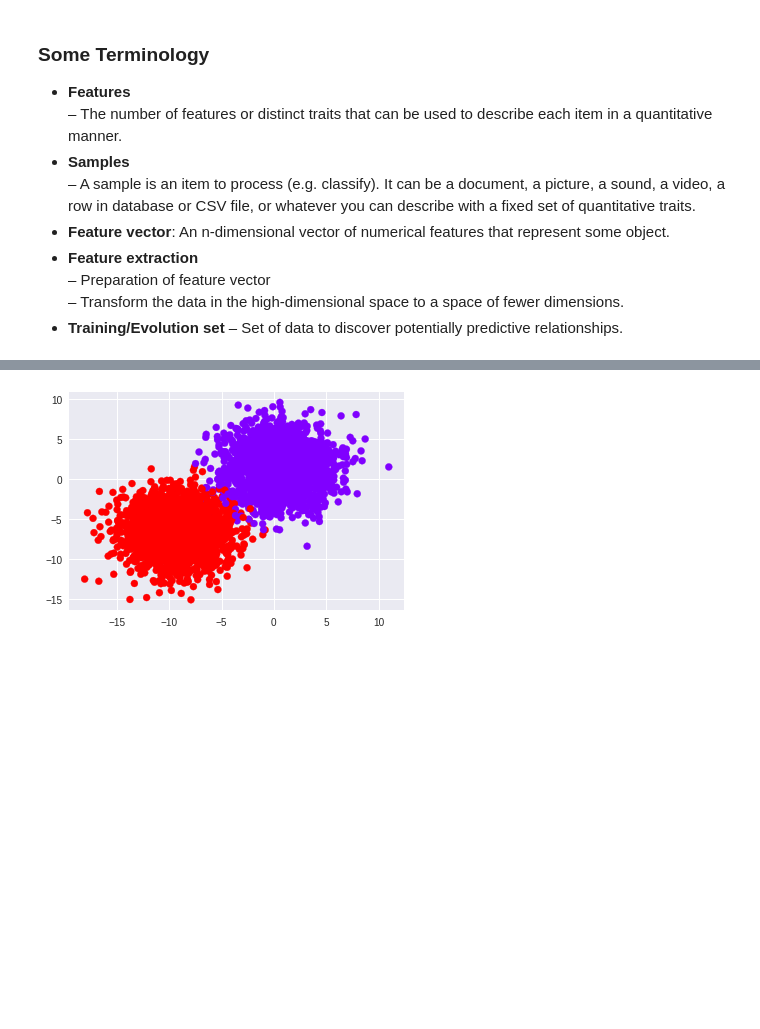
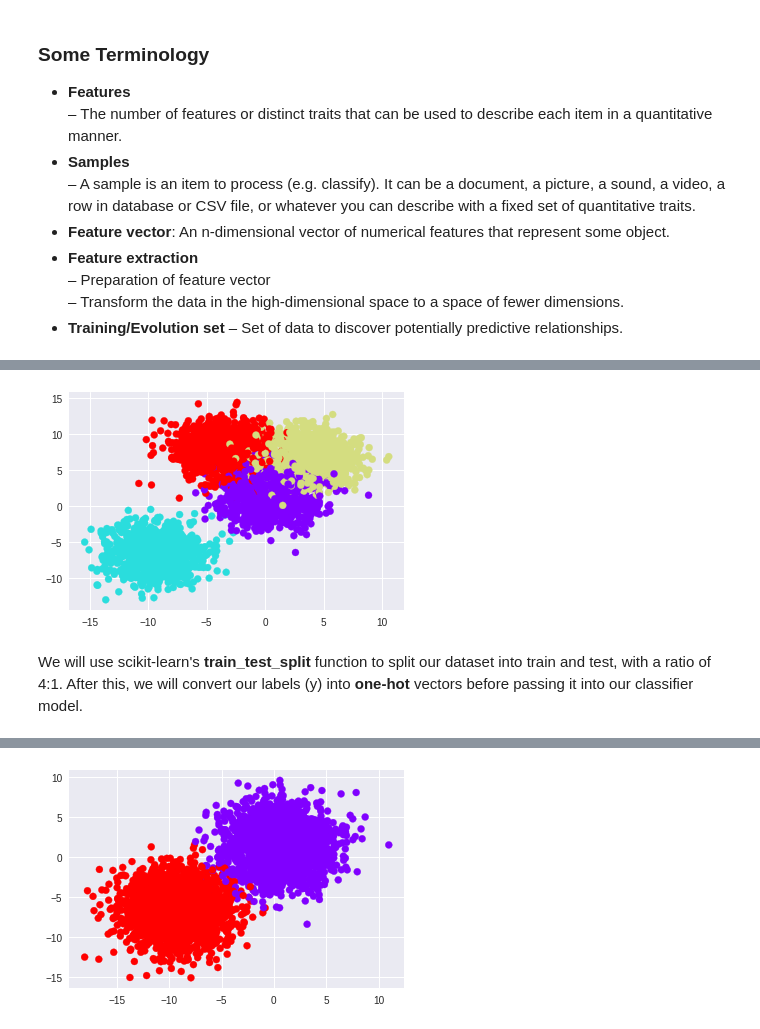
Before and after one commit to iitmcvg/Content, a Jupyter notebook: Sessions/Summer_School_2018/Session_DL_1/DLSession1.ipynb, the cells around one changed output, grey strips where cells are left out. Cells and saved outputs as stored; diff of their text form; code cells hidden in the pictures; blank space fills up the shorter version.

```diff
--- a/Sessions/Summer_School_2018/Session_DL_1/DLSession1.ipynb
+++ b/Sessions/Summer_School_2018/Session_DL_1/DLSession1.ipynb
@@ -297,0 +91,8 @@ import seaborn as sns
+# %%
+data = make_blobs(n_samples=4000, n_features=2, centers=4, cluster_std=2,random_state=101)
+plt.scatter(data[0][:,0],data[0][:,1],c=data[1],cmap='rainbow')
+plt.show()
+# %% [output]
+[figure, added]
+# %% [markdown]
+We will use scikit-learn's **train_test_split** function to split our dataset into train and test, with a ratio of 4:1. After this, we will convert our labels (y) into **one-hot** vectors before passing it into our classifier model.
```
Also changed, not shown: parts of 108 cells of this notebook, 1 other file.
